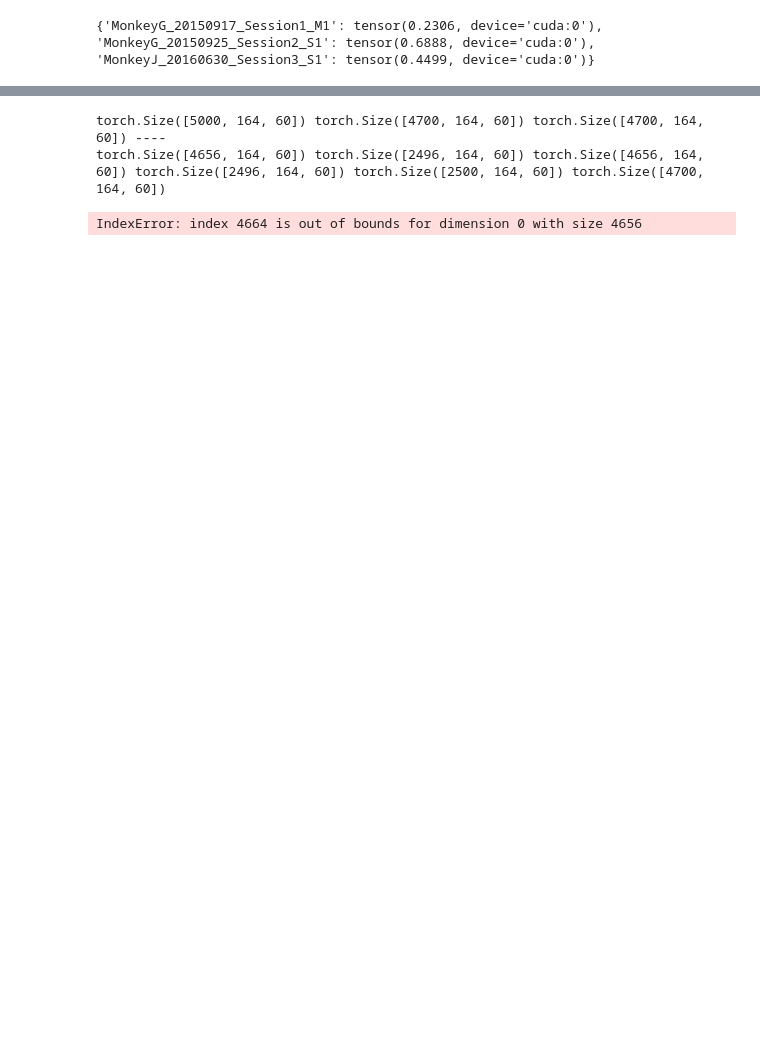
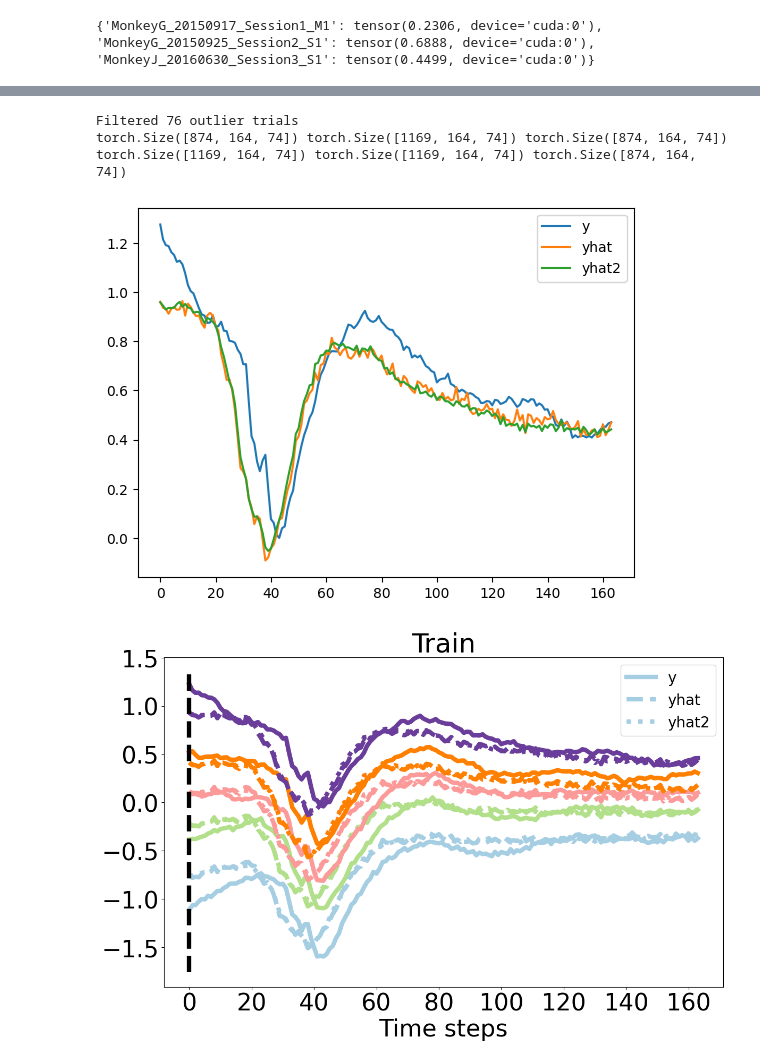
Before and after one commit to mmattb/py-tbfm, a Jupyter notebook: train_multisession_all.ipynb, the cells around one changed output, grey strips where cells are left out. Drawn from its saved outputs; the diff is of its cells as text; code cells hidden in the pictures; blank space fills up the shorter version.

```diff
--- a/train_multisession_all.ipynb
+++ b/train_multisession_all.ipynb
@@ -528,6 +587,6 @@ print(results["final_test_r2s"])
 {'MonkeyG_20150917_Session1_M1': tensor(0.2306, device='cuda:0'), 'MonkeyG_20150925_Session2_S1': tensor(0.6888, device='cuda:0'), 'MonkeyJ_20160630_Session3_S1': tensor(0.4499, device='cuda:0')}
 # %%
 # Let's try TTA
-new_stim_embeddings, results_tta = multisession.test_time_adaptation(cfg, ms, embeddings_rest, data_train, epochs=5000, lr=1e-4, weight_decay=0, data_test=data_test)
-print(results["final_test_r2s"])
+new_stim_embeddings, results_tta = multisession.test_time_adaptation(cfg, ms, embeddings_rest, data_train, epochs=2000, data_test=data_test)
+print(results_tta["final_test_r2s"])
 # %% [output]
@@ -564,39 +623,47 @@ def graph_for_sid_tta(sid, results, results_tta, data_train, model, new_stim_emb
     with torch.no_grad():
         dt = {sid: next(iter(data_train))[sid]}
         dt = utils.move_batch(dt, device=DEVICE)
+
+
+        # Apply outlier filtering to match training behavior
+        dt, filter_stats = utils.filter_batch_outliers(dt, model.norms, cfg)
+        if cfg.training.use_outlier_filtering:
+            print(f"Filtered {filter_stats['per_session'][sid][1] - filter_stats['per_session'][sid][0]} outlier trials")
+
         d = dt[sid]
         y_norm = model.norms.instances[sid](d[2])
         new_d = (d[0][support_size:], d[1][support_size:], y_norm[support_size:])
         dt = {sid: new_d}
         y_hats2 = model(dt, embeddings_rest=embeddings_rest, embeddings_stim=new_stim_embeddings)[sid]
 
     print(y_hats.shape, y_hats_test.shape, y.shape, y_test.shape, y_hats_test2.shape, y_hats2.shape)
 
     _y = []
     _yhat = []
     _yhat2 = []
     for bidx in range(y_hats2.shape[0]):
         __y = dt[sid][2][bidx, :, cidx]
         if __y[0] > 0.8:
             _y.append(__y.unsqueeze(0))
             _yhat.append(y_hats[bidx, :, cidx].unsqueeze(0))
             _yhat2.append(y_hats2[bidx, :, cidx].unsqueeze(0))
     _y = torch.mean(torch.cat(_y, dim=0), dim=0).detach().cpu()
     _yhat = torch.mean(torch.cat(_yhat, dim=0), dim=0).detach().cpu()
     _yhat2 = torch.mean(torch.cat(_yhat2, dim=0), dim=0).detach().cpu()
     plt.plot(_y, label="y")
     plt.plot(_yhat, label="yhat")
     plt.plot(_yhat2, label="yhat2")
     plt.legend()
     plt.show()
 
     test.graph_state_dependency(y, y_hats, yhat2=y_hats2, title="Train", runway_length=0, ch=cidx)
     test.graph_state_dependency(y_test, y_hats_test, yhat2=y_hats_test2, title="Test", runway_length=0, ch=cidx)
 
-graph_for_sid_tta('MonkeyG_20150925_Session2_S1', results, results_tta, data_train, ms, new_stim_embeddings, cidx=30)
-# graph_for_sid('MonkeyJ_20160630_Session3_S1', results)
-# graph_for_sid('MonkeyG_20150917_Session3_S1', results)
+# graph_for_sid_tta('MonkeyG_20150925_Session2_S1', results, results_tta, data_train, ms, new_stim_embeddings, cidx=30)
+# graph_for_sid_tta('MonkeyJ_20160630_Session3_S1', results)
+graph_for_sid_tta('MonkeyJ_20160426_Session3_S1', results, results_tta, data_train, ms, new_stim_embeddings)
 # %% [output]
-torch.Size([5000, 164, 60]) torch.Size([4700, 164, 60]) torch.Size([4700, 164, 60]) ----
-torch.Size([4656, 164, 60]) torch.Size([2496, 164, 60]) torch.Size([4656, 164, 60]) torch.Size([2496, 164, 60]) torch.Size([2500, 164, 60]) torch.Size([4700, 164, 60])
+Filtered 76 outlier trials
+torch.Size([874, 164, 74]) torch.Size([1169, 164, 74]) torch.Size([874, 164, 74]) torch.Size([1169, 164, 74]) torch.Size([1169, 164, 74]) torch.Size([874, 164, 74])
-IndexError: index 4664 is out of bounds for dimension 0 with size 4656
+[figure, added]
+[figure, added]
```
Also changed, not shown: parts of 18 cells of this notebook, 6 other files.
